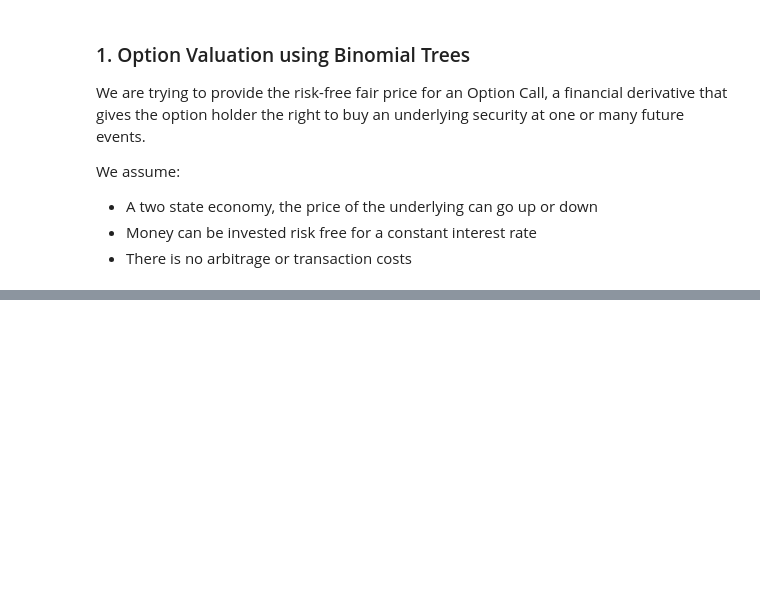
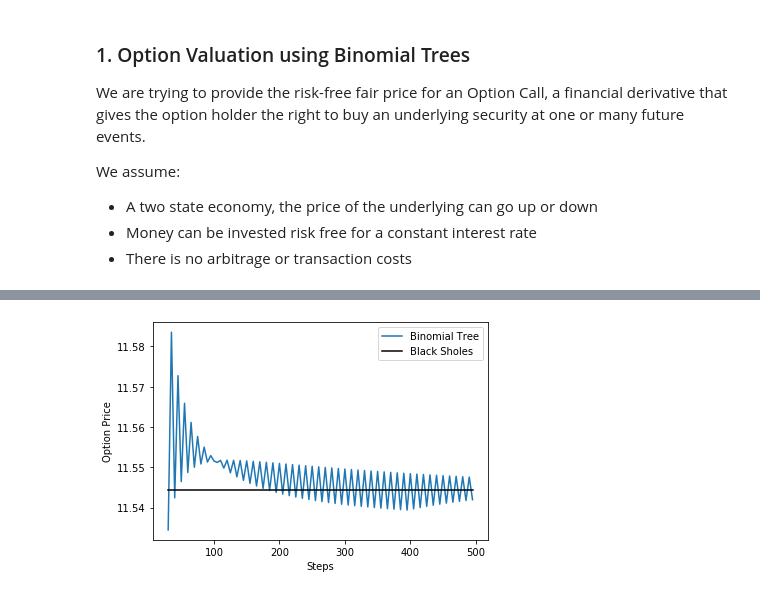
Before and after one commit to DaanMoll/ComputationalFinance, a Jupyter notebook: main.ipynb, the cells around one changed output, grey strips where cells are left out. Drawn from its saved outputs; the diff is of its cells as text; code cells hidden in the pictures; blank space fills up the shorter version.

```diff
--- a/main.ipynb
+++ b/main.ipynb
@@ -158,0 +123,17 @@ print(test_bs[0])
+# %%
+def plot_difference(max_steps=500):
+    bs_price = bs_price = blackSholes(S, K, t, r, sigma)[0]
+    tree_price = []
+    steps = []
+    for N in range(30, max_steps, 5):
+        tree_price.append(binomialTree(S, sigma, T, N, r, K))
+        steps.append(N)
+    plt.plot(steps,tree_price,label='Binomial Tree')
+    plt.xlabel('Steps')
+    plt.ylabel('Option Price')
+    plt.plot([steps[0],steps[-1]],[bs_price,bs_price],color='Black',label='Black Sholes')
+    plt.legend()
+# %%
+plot_difference()
+# %% [output]
+[figure, added]
```
Also changed, not shown: parts of 9 cells of this notebook.
